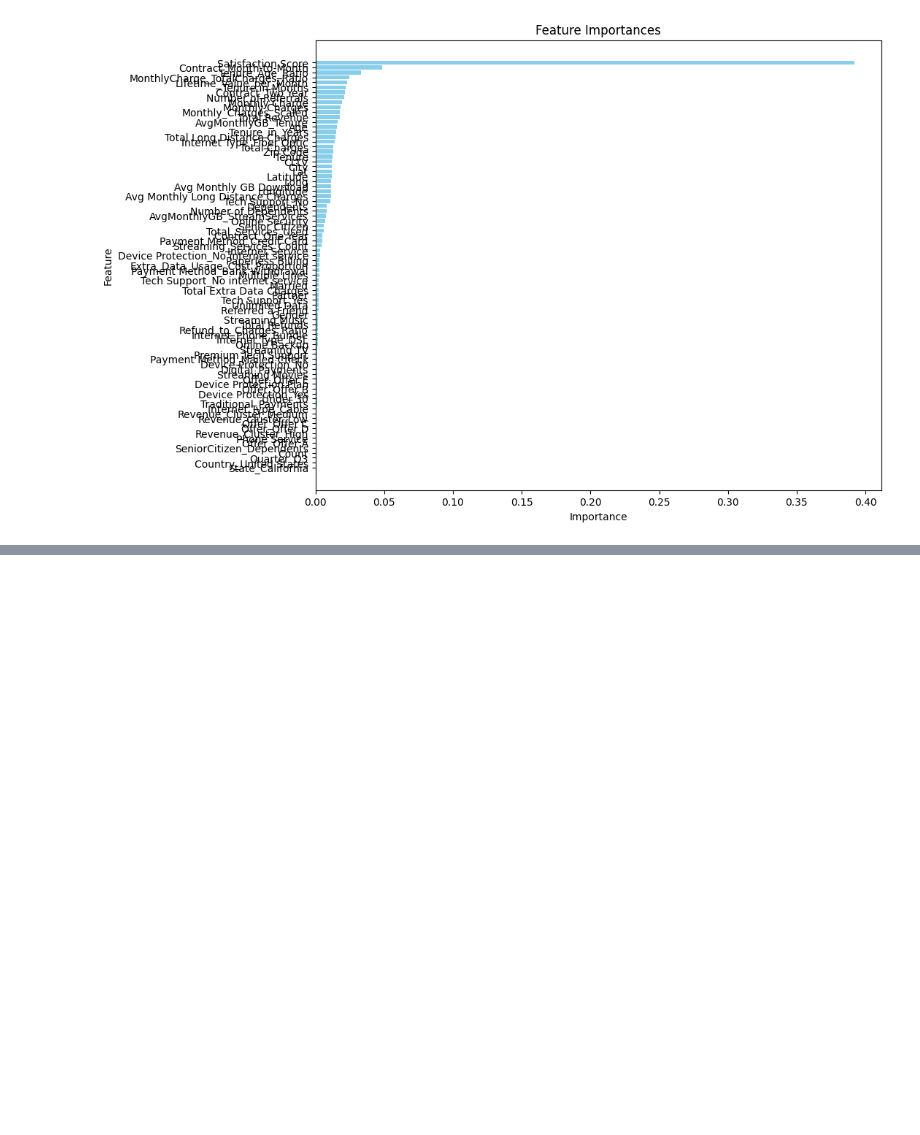
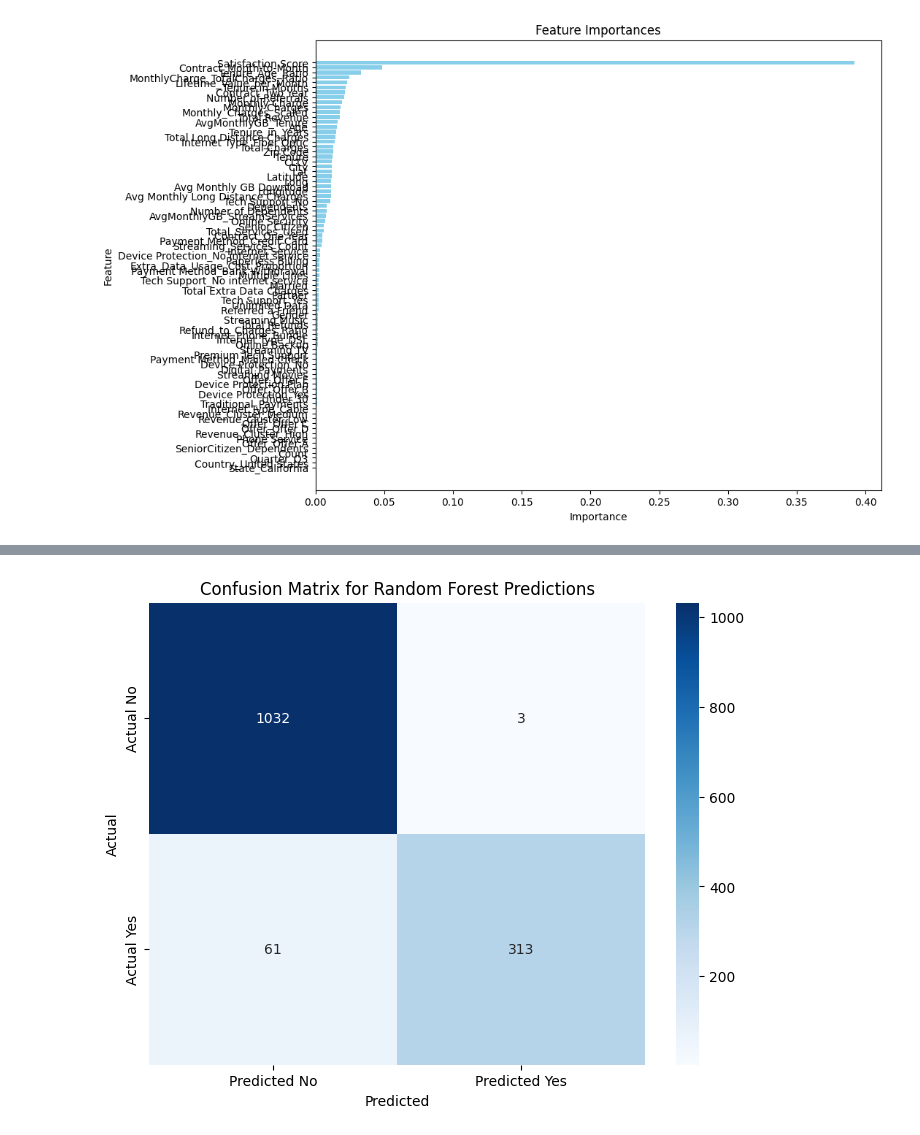
Before and after one commit to eelisee/telco-customer-churn, a Jupyter notebook: 4_analysis/5_Random_Forest.ipynb, the cells around one changed output, grey strips where cells are left out. Cells and saved outputs as stored; diff of their text form; code cells hidden in the pictures; blank space fills up the shorter version.

```diff
--- a/4_analysis/5_Random_Forest.ipynb
+++ b/4_analysis/5_Random_Forest.ipynb
@@ -112,0 +133,16 @@ plt.show()
+# %%
+from sklearn.metrics import confusion_matrix
+import seaborn as sns
+
+# Compute the confusion matrix
+conf_matrix = confusion_matrix(y_test, y_pred)
+
+# Plot the confusion matrix using a heatmap
+plt.figure(figsize=(8, 6))
+sns.heatmap(conf_matrix, annot=True, fmt='d', cmap='Blues', xticklabels=['Predicted No', 'Predicted Yes'], yticklabels=['Actual No', 'Actual Yes'])
+plt.xlabel('Predicted')
+plt.ylabel('Actual')
+plt.title('Confusion Matrix for Random Forest Predictions')
+plt.show()
+# %% [output]
+[figure, added]
```
Also changed, not shown: parts of 3 cells of this notebook, 7 other files.
